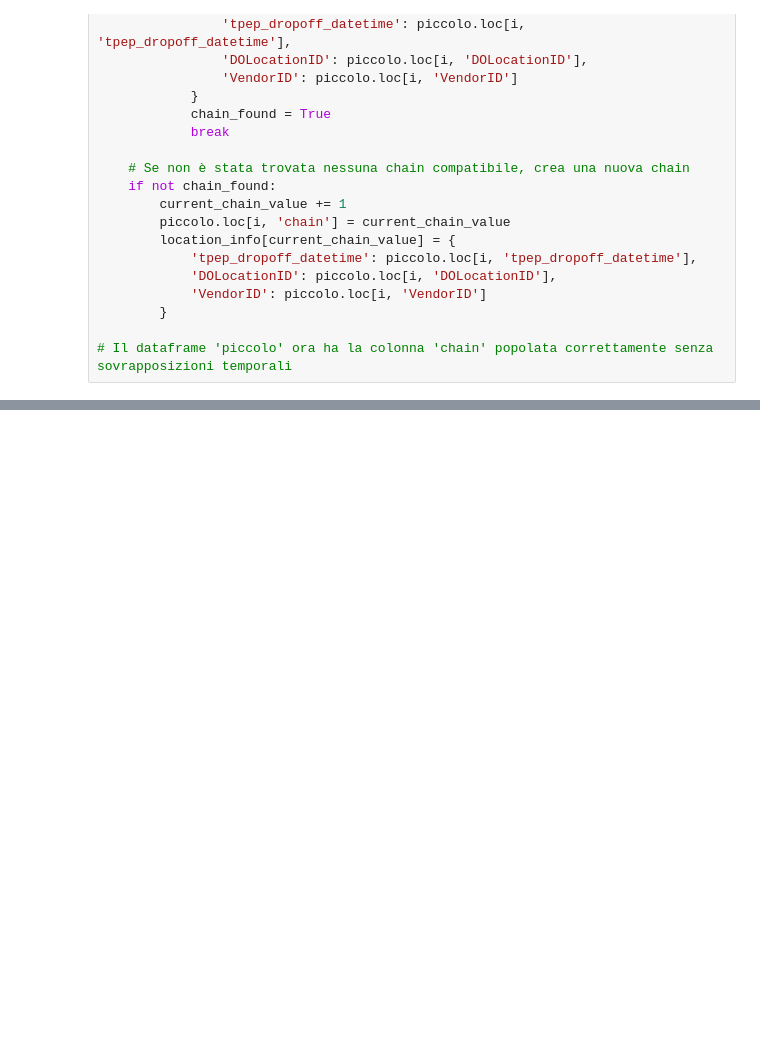
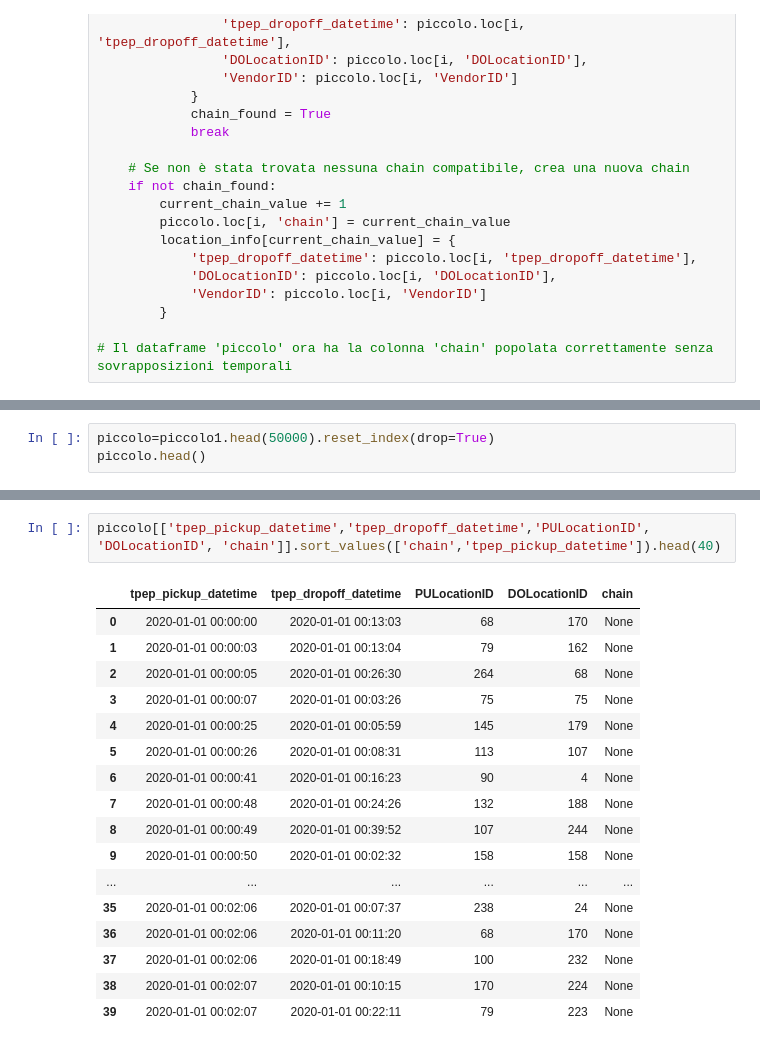
Before and after one commit to federicaromano0/progetto_computer_science, a Jupyter notebook: Progetto CS fede.ipynb, the cells around one changed output, grey strips where cells are left out. Cells and saved outputs as stored; diff of their text form; blank space fills up the shorter version.

```diff
--- a/Progetto CS fede.ipynb
+++ b/Progetto CS fede.ipynb
@@ -467,0 +680,3 @@ piccolo[['tpep_pickup_datetime','tpep_dropoff_datetime','PULocationID', 'DOLocat
+# %%
+piccolo=piccolo1.head(50000).reset_index(drop=True)
+piccolo.head()
@@ -467,0 +756,20 @@ piccolo[['tpep_pickup_datetime','tpep_dropoff_datetime','PULocationID', 'DOLocat
+# %%
+piccolo[['tpep_pickup_datetime','tpep_dropoff_datetime','PULocationID', 'DOLocationID', 'chain']].sort_values(['chain','tpep_pickup_datetime']).head(40)
+# %% [output]
+|  | tpep_pickup_datetime | tpep_dropoff_datetime | PULocationID | DOLocationID | chain |
+| 0 | 2020-01-01 00:00:00 | 2020-01-01 00:13:03 | 68 | 170 | None |
+| 1 | 2020-01-01 00:00:03 | 2020-01-01 00:13:04 | 79 | 162 | None |
+| 2 | 2020-01-01 00:00:05 | 2020-01-01 00:26:30 | 264 | 68 | None |
+| 3 | 2020-01-01 00:00:07 | 2020-01-01 00:03:26 | 75 | 75 | None |
+| 4 | 2020-01-01 00:00:25 | 2020-01-01 00:05:59 | 145 | 179 | None |
+| 5 | 2020-01-01 00:00:26 | 2020-01-01 00:08:31 | 113 | 107 | None |
+| 6 | 2020-01-01 00:00:41 | 2020-01-01 00:16:23 | 90 | 4 | None |
+| 7 | 2020-01-01 00:00:48 | 2020-01-01 00:24:26 | 132 | 188 | None |
+| 8 | 2020-01-01 00:00:49 | 2020-01-01 00:39:52 | 107 | 244 | None |
+| 9 | 2020-01-01 00:00:50 | 2020-01-01 00:02:32 | 158 | 158 | None |
+| ... | ... | ... | ... | ... | ... |
+| 35 | 2020-01-01 00:02:06 | 2020-01-01 00:07:37 | 238 | 24 | None |
+| 36 | 2020-01-01 00:02:06 | 2020-01-01 00:11:20 | 68 | 170 | None |
+| 37 | 2020-01-01 00:02:06 | 2020-01-01 00:18:49 | 100 | 232 | None |
+| 38 | 2020-01-01 00:02:07 | 2020-01-01 00:10:15 | 170 | 224 | None |
+| 39 | 2020-01-01 00:02:07 | 2020-01-01 00:22:11 | 79 | 223 | None |
```
Also changed, not shown: parts of 20 cells of this notebook.
